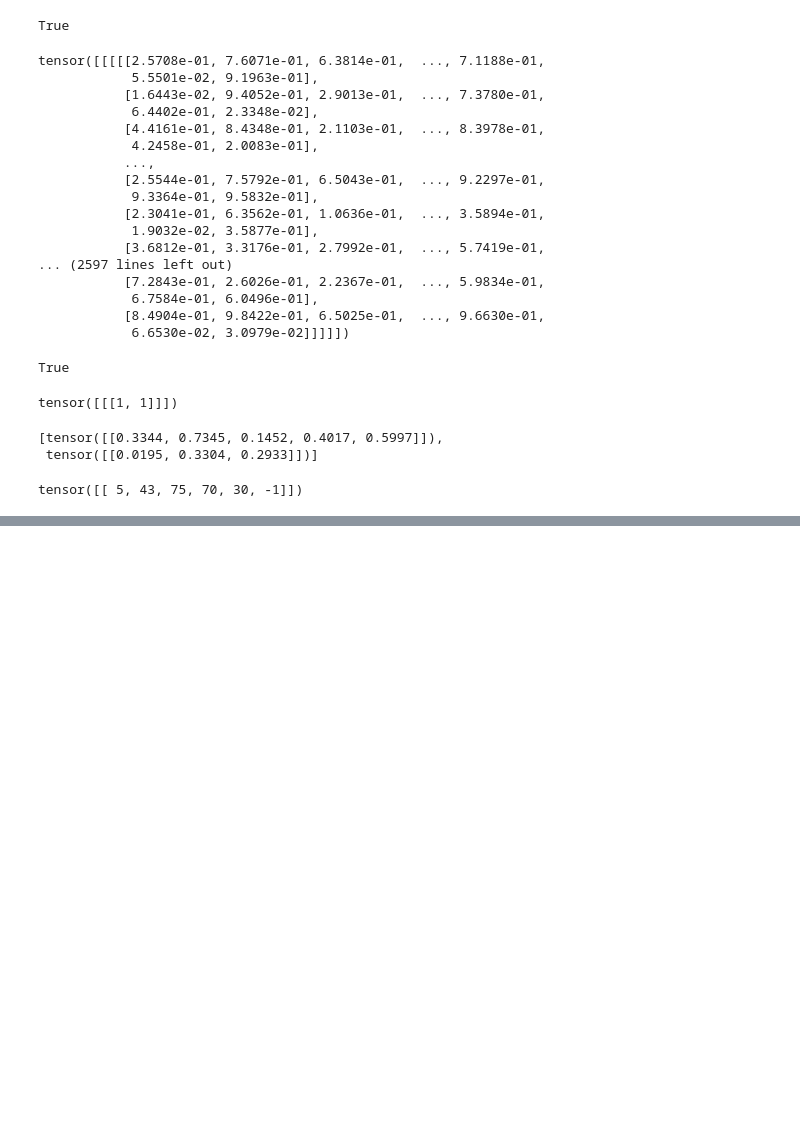
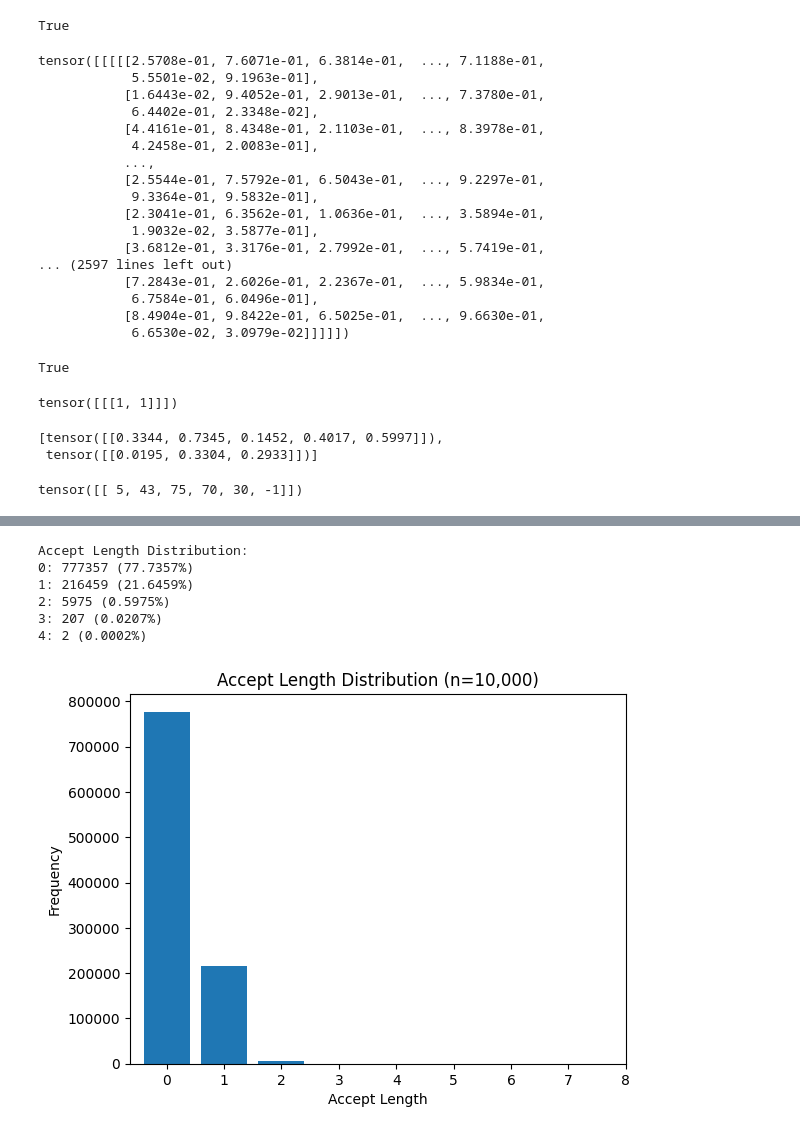
Before and after one commit to minaduki-sora/RADAR, a Jupyter notebook: notebook/test.ipynb, the cells around one changed output, grey strips where cells are left out. Cells and saved outputs as stored; diff of their text form; code cells hidden in the pictures; blank space fills up the shorter version.

```diff
--- a/notebook/test.ipynb
+++ b/notebook/test.ipynb
@@ -158,7 +158,7 @@ def evaluate_posterior(
         is_eq = (candidates[:, :accept_length] == accept_cand).all(dim=1) #判断与当前前缀是否符合
         fi = torch.nonzero(is_eq, as_tuple=True)[0][0] #torch.nonzero(is_eq, as_tuple=True)得到符合的路径索引，相同前缀有相同logits，任取一个即可
         gt_logits = logits[fi, i - 1][None]
-        gt_logits = logits_processor(None, gt_logits)[0]
+        gt_logits = gt_logits[0] #logits_processor(None, gt_logits)[0]
         gtp = torch.softmax(gt_logits, dim=0)
         candidates_set = []
         for j in range(candidates.shape[0]):
@@ -185,7 +185,7 @@ def evaluate_posterior(
         sample_p = gtp
     else:
         gt_logits = logits[best_candidate, accept_length - 1][None]
-        gt_logits = logits_processor(None, gt_logits)[0] #fix
+        gt_logits = gt_logits[0] #logits_processor(None, gt_logits)[0] #fix
         sample_p = torch.softmax(gt_logits, dim=0)
     return torch.tensor(best_candidate), accept_length - 1, sample_p
 # %%
@@ -302,0 +360,12 @@ logits = tree_logits[0, retrieve_indices]
+# %%
+import tqdm
+# 统计evaluate_posterior的accept_length分布
+repetitions = 1000000
+accept_length_distribution = []
+for _ in tqdm.tqdm(range(repetitions)):
+    _, accept_length, _ = evaluate_posterior(
+        logits=logits,
+        candidates=candidates,
+        logits_processor=None  # Dummy processor
+    )
+    accept_length_distribution.append(accept_length)
@@ -302,0 +379,32 @@ logits = tree_logits[0, retrieve_indices]
+# %%
+from collections import Counter
+import matplotlib.pyplot as plt
+
+# Count the frequency of each accept_length
+counts = Counter(accept_length_distribution)
+
+# Sort by accept_length (0-8)
+sorted_counts = sorted(counts.items())
+lengths = [x[0] for x in sorted_counts]
+frequencies = [x[1] for x in sorted_counts]
+
+# Print the distribution
+print("Accept Length Distribution:")
+for length, freq in sorted_counts:
+    print(f"{length}: {freq} ({freq/repetitions:.4%})")
+
+# Plot the distribution
+plt.bar(lengths, frequencies)
+plt.xlabel('Accept Length')
+plt.ylabel('Frequency')
+plt.title('Accept Length Distribution (n=10,000)')
+plt.xticks(range(9))  # Ensure all lengths 0-8 are shown
+plt.show()
+# %% [output]
+Accept Length Distribution:
+0: 777357 (77.7357%)
+1: 216459 (21.6459%)
+2: 5975 (0.5975%)
+3: 207 (0.0207%)
+4: 2 (0.0002%)
+[figure, added]
```
Also changed, not shown: parts of 11 cells of this notebook, 1 other file.
